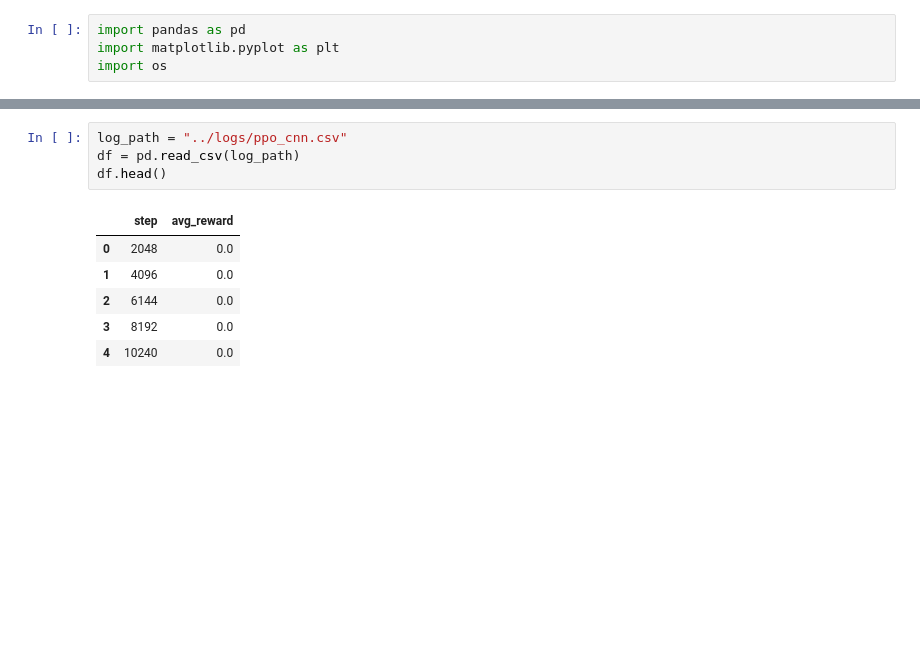
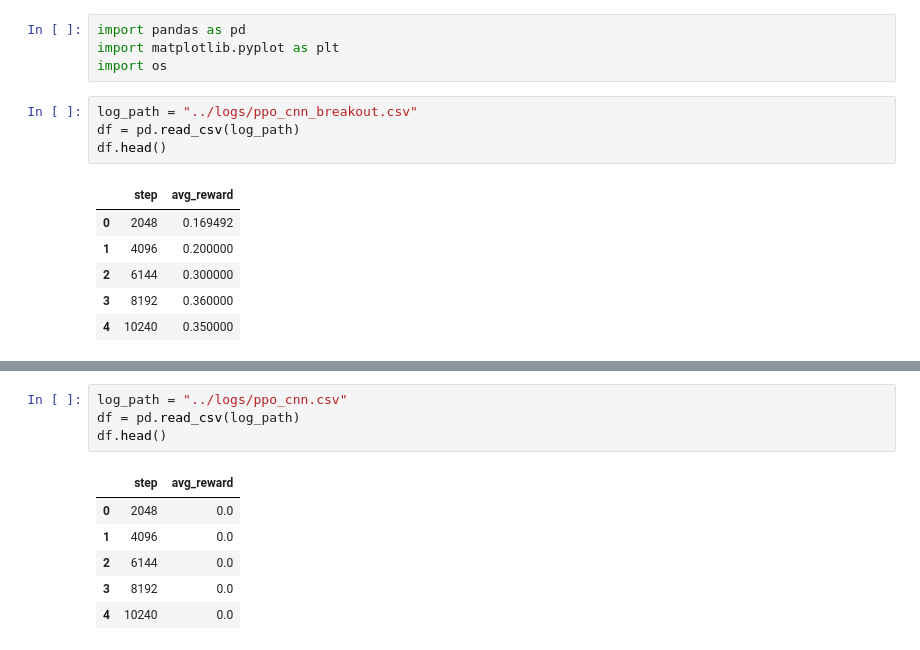
Before and after one commit to vdella/AgentDOOM, a Jupyter notebook: notebooks/plot_rewards.ipynb, the cells around one changed output, grey strips where cells are left out. Cells and saved outputs as stored; diff of their text form; blank space fills up the shorter version.

```diff
--- a/notebooks/plot_rewards.ipynb
+++ b/notebooks/plot_rewards.ipynb
@@ -2,3 +2,14 @@
 import pandas as pd
 import matplotlib.pyplot as plt
 import os
+# %%
+log_path = "../logs/ppo_cnn_breakout.csv"
+df = pd.read_csv(log_path)
+df.head()
+# %% [output]
+|  | step | avg_reward |
+| 0 | 2048 | 0.169492 |
+| 1 | 4096 | 0.200000 |
+| 2 | 6144 | 0.300000 |
+| 3 | 8192 | 0.360000 |
+| 4 | 10240 | 0.350000 |
```
Also changed, not shown: parts of 3 cells of this notebook, 6 other files.
